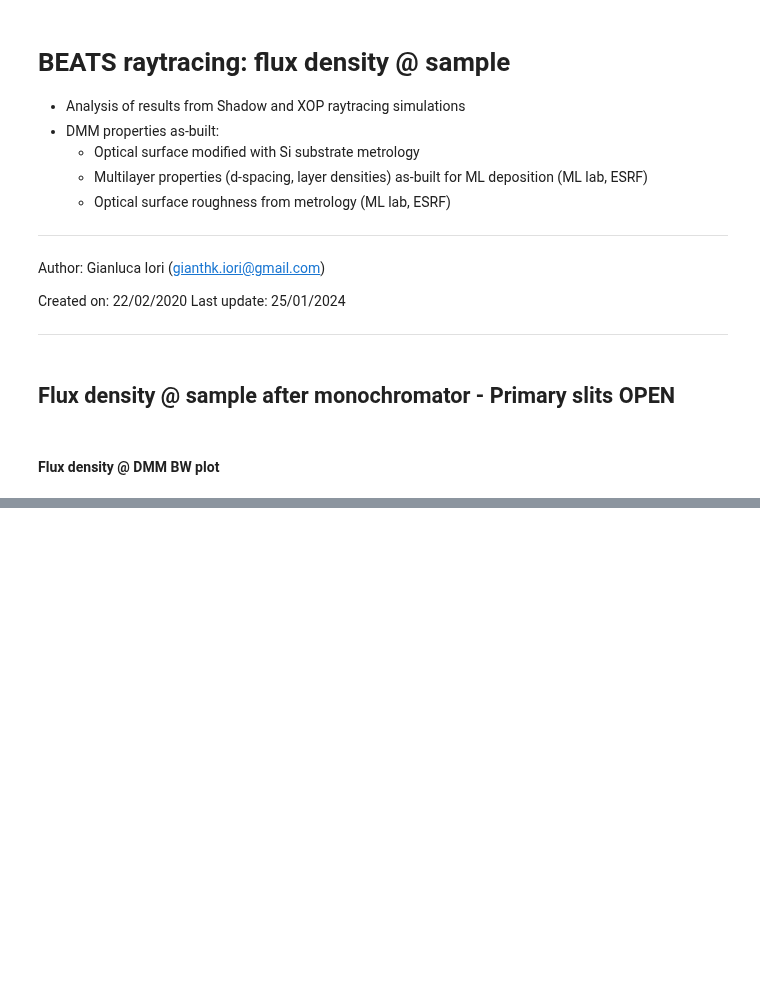
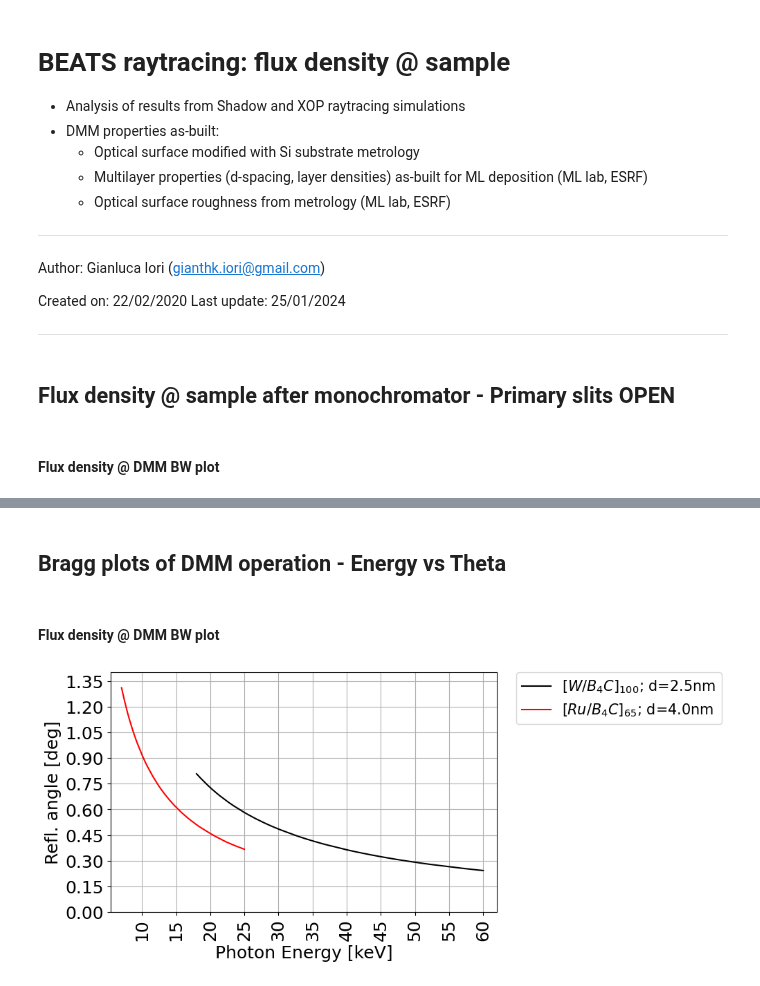
Before and after one commit to gianthk/BEATS_raytracing, a Jupyter notebook: BEATS_Optics_Raytracing-DMM_as-built_Flux_density.ipynb, the cells around one changed output, grey strips where cells are left out. Drawn from its saved outputs; the diff is of its cells as text; code cells hidden in the pictures; blank space fills up the shorter version.

Commit message:
as built DMM bragg plots

```diff
--- a/BEATS_Optics_Raytracing-DMM_as-built_Flux_density.ipynb
+++ b/BEATS_Optics_Raytracing-DMM_as-built_Flux_density.ipynb
@@ -62,0 +62,35 @@ f.savefig("BEATS_DMM_flux_density_DMMBW_as-built.png", bbox_inches='tight', dpi=
+# %% [markdown]
+## Bragg plots of DMM operation - Energy vs Theta
+# %%
+# read CSV file with Theta-Energy vaules
+names = ['E[eV]', 'theta[mrad]', 'theta[deg]']
+bragg_WB4C_filecsv = 'DMM/BEATS_230626_WB4C_E_th.csv'
+bragg_WB4C = pd.read_csv(bragg_WB4C_filecsv, sep=' ', names=names, skiprows=[0]) # skiprows=[0, 1, 2, 3, 4, 5]
+# %%
+bragg_RuB4C_filecsv = 'DMM/BEATS_230619_RuB4C_E_th.csv'
+bragg_RuB4C = pd.read_csv(bragg_RuB4C_filecsv, sep=' ', names=names, skiprows=[0]) # skiprows=[0, 1, 2, 3, 4, 5]
+# %% [markdown]
+#### Flux density @ DMM BW plot
+# %%
+# plot the Energy-Theta relationships
+f, ax = plt.subplots()
+plt.rcParams['figure.figsize'] = [7.2, 4.5]
+plt.plot(1e-3*bragg_WB4C['E[eV]'].astype('float'), bragg_WB4C['theta[deg]'].astype('float'), '-k')
+plt.plot(1e-3*bragg_RuB4C['E[eV]'].astype('float'), bragg_RuB4C['theta[deg]'].astype('float'), '-r')
+# ax.set_xscale('log')
+# ax.set_yscale('log')
+# plt.xticks(np.concatenate((np.array([6, 7, 8, 9]), np.arange(10, 75, 5))))
+# plt.xticks(np.array([6, 7, 8, 10, 12, 15, 20, 25, 30, 35, 40, 45, 50, 55, 60]))
+plt.xticks(np.arange(5, 75, 5))
+plt.xticks(rotation=90)
+plt.yticks(np.arange(0., 1.4, 0.15))
+ax.set(xlim=(5.4, 62), ylim=(0, 1.4))
+ax.xaxis.set_major_formatter(ScalarFormatter())
+# ax.yaxis.set_major_formatter(ScalarFormatter())
+plt.xlabel('Photon Energy [keV]')
+plt.ylabel('Refl. angle [deg]')
+plt.grid(True, which="both")
+plt.legend(['$[W/B_{4}C]_{100}$; d=2.5nm', '$[Ru/B_{4}C]_{65}$; d=4.0nm'],  bbox_to_anchor=(1.05, 1), borderaxespad=0., loc='upper left', fontsize='small')
+f.savefig("BEATS_DMM_bragg_as-built.png", bbox_inches='tight', dpi=600)
+# %% [output]
+[figure, added]
```
Also changed, not shown: parts of 2 cells of this notebook, 6 other files.
